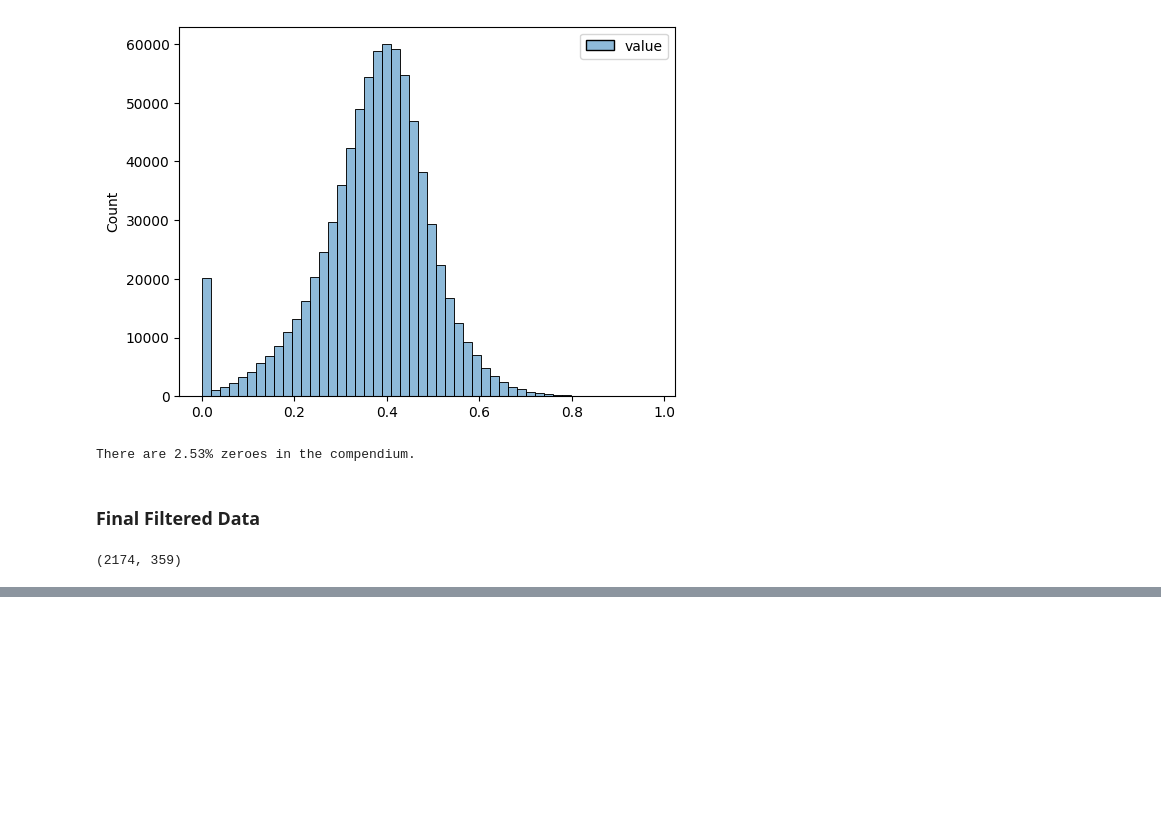
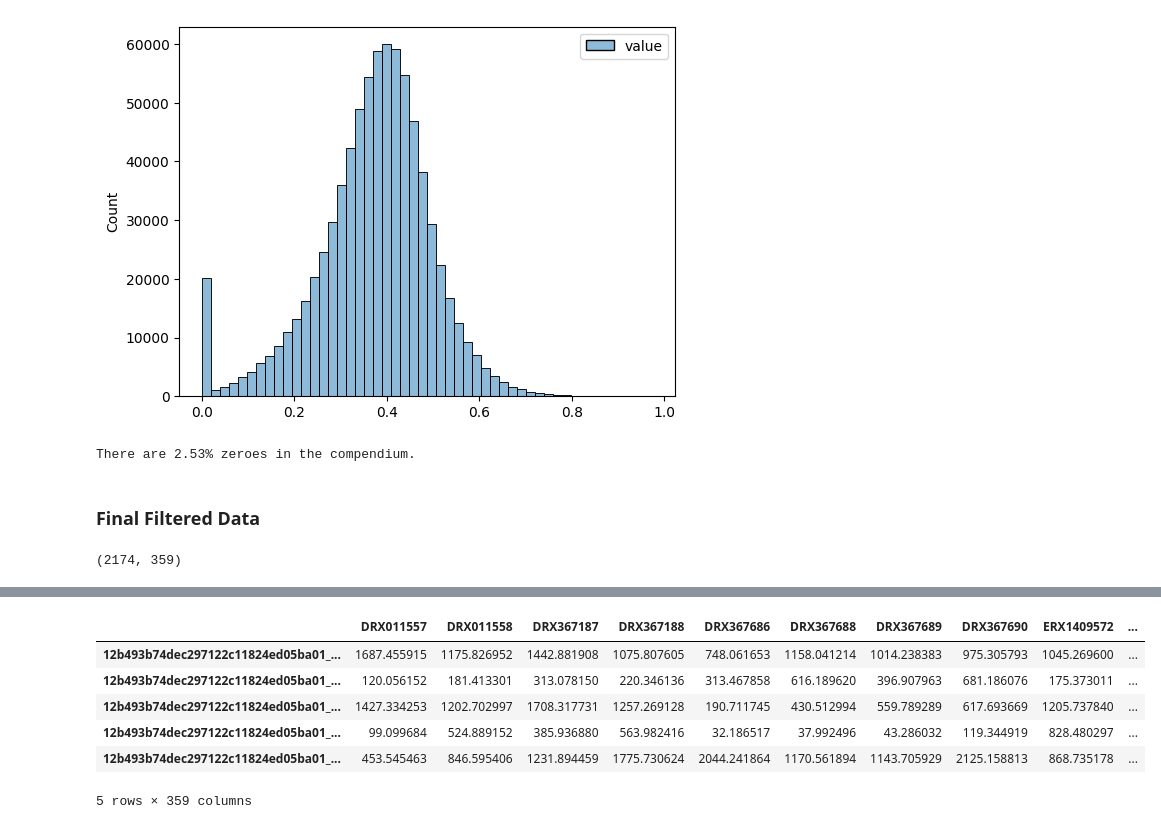
Before and after one commit to georgiadoing/seqADAGE, a Jupyter notebook: Py/muk_transfer_learning/filtering/Mukundan_sa_filt.ipynb, the cells around one changed output, grey strips where cells are left out. Drawn from its saved outputs; the diff is of its cells as text; code cells hidden in the pictures; blank space fills up the shorter version.

```diff
--- a/Py/muk_transfer_learning/filtering/Mukundan_sa_filt.ipynb
+++ b/Py/muk_transfer_learning/filtering/Mukundan_sa_filt.ipynb
@@ -361,0 +392,13 @@ filtered_df.shape
+# %%
+# Ratio of Medians Scaling
+norm_counts, size_factors = deseq2_norm(raw_filt.T)
+norm_counts = norm_counts.T
+norm_counts.head()
+# %% [output]
+|  | DRX011557 | DRX011558 | DRX367187 | DRX367188 | DRX367686 | DRX367688 | DRX367689 | DRX367690 | ERX1409572 | ... |
+| 12b493b74dec297122c11824ed05ba01_... | 1687.455915 | 1175.826952 | 1442.881908 | 1075.807605 | 748.061653 | 1158.041214 | 1014.238383 | 975.305793 | 1045.269600 | ... |
+| 12b493b74dec297122c11824ed05ba01_... | 120.056152 | 181.413301 | 313.078150 | 220.346136 | 313.467858 | 616.189620 | 396.907963 | 681.186076 | 175.373011 | ... |
+| 12b493b74dec297122c11824ed05ba01_... | 1427.334253 | 1202.702997 | 1708.317731 | 1257.269128 | 190.711745 | 430.512994 | 559.789289 | 617.693669 | 1205.737840 | ... |
+| 12b493b74dec297122c11824ed05ba01_... | 99.099684 | 524.889152 | 385.936880 | 563.982416 | 32.186517 | 37.992496 | 43.286032 | 119.344919 | 828.480297 | ... |
+| 12b493b74dec297122c11824ed05ba01_... | 453.545463 | 846.595406 | 1231.894459 | 1775.730624 | 2044.241864 | 1170.561894 | 1143.705929 | 2125.158813 | 868.735178 | ... |
+5 rows × 359 columns
```
Also changed, not shown: parts of 10 cells of this notebook.
